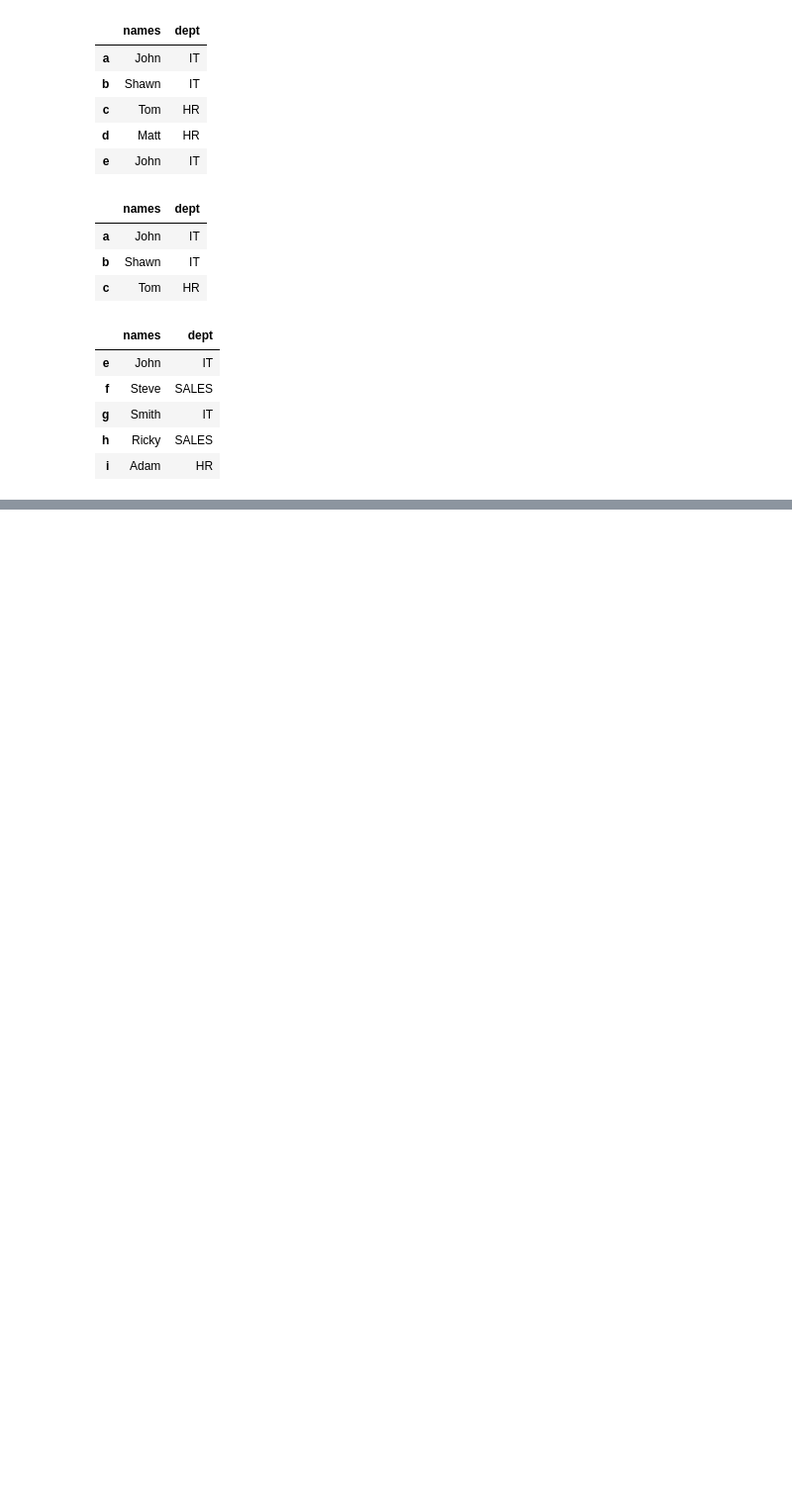
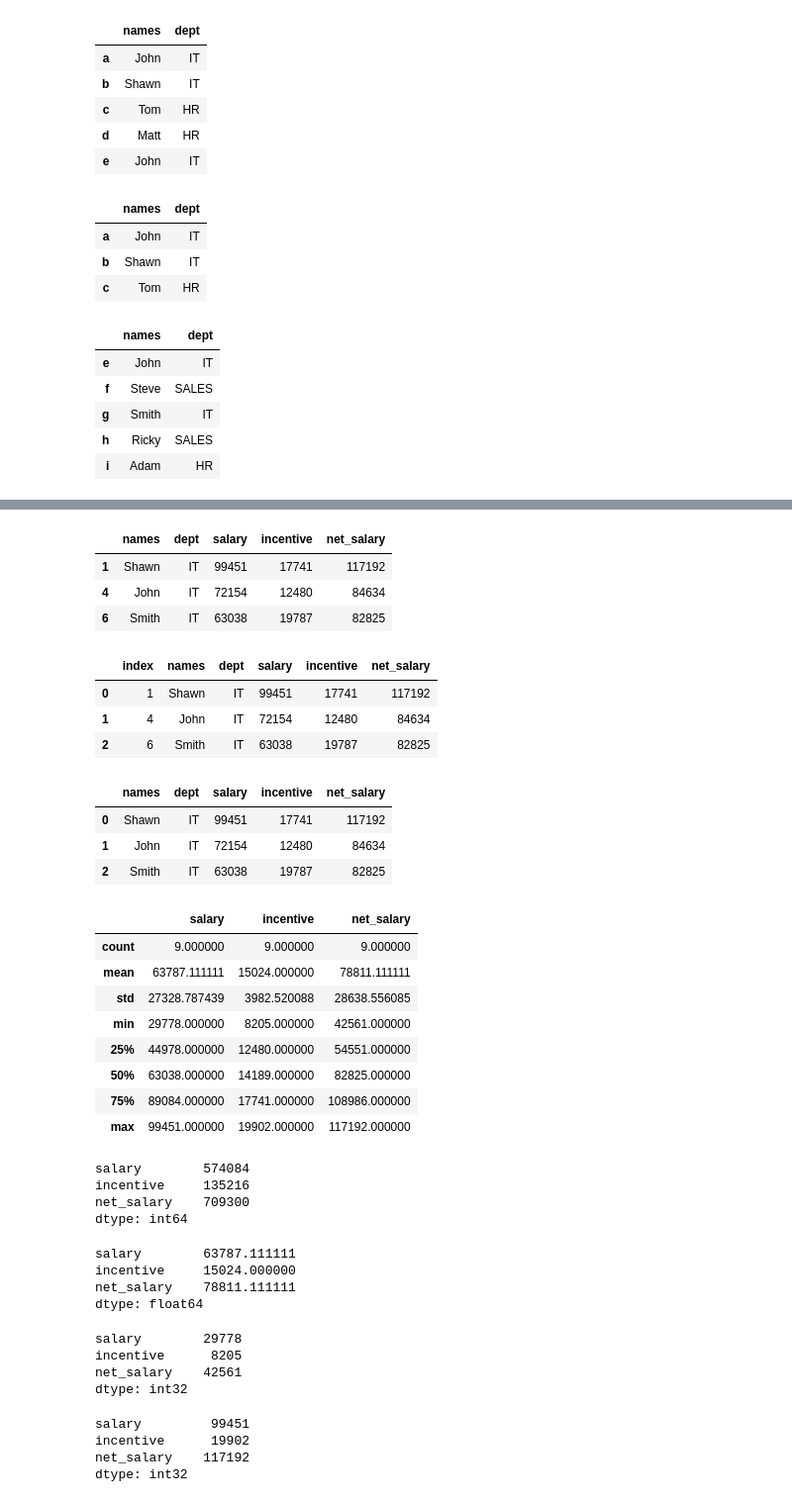
Before and after one commit to ravi4all/ML_May_WE_22, a Jupyter notebook: Data Analysis/PandasIntroduction.ipynb, the cells around one changed output, grey strips where cells are left out. Shown: that part at 99% size. Drawn from its saved outputs; the diff is of its cells as text; code cells hidden in the pictures; blank space fills up the shorter version.

```diff
--- a/Data Analysis/PandasIntroduction.ipynb
+++ b/Data Analysis/PandasIntroduction.ipynb
@@ -192,0 +317,61 @@ df.tail()
+# %%
+df[(df['dept'] == 'IT') & (df['salary'] > 50000)]
+# %% [output]
+|  | names | dept | salary | incentive | net_salary |
+| 1 | Shawn | IT | 99451 | 17741 | 117192 |
+| 4 | John | IT | 72154 | 12480 | 84634 |
+| 6 | Smith | IT | 63038 | 19787 | 82825 |
+# %%
+df[(df['dept'] == 'IT') & (df['salary'] > 50000)].reset_index()
+# %% [output]
+|  | index | names | dept | salary | incentive | net_salary |
+| 0 | 1 | Shawn | IT | 99451 | 17741 | 117192 |
+| 1 | 4 | John | IT | 72154 | 12480 | 84634 |
+| 2 | 6 | Smith | IT | 63038 | 19787 | 82825 |
+# %%
+df[(df['dept'] == 'IT') & (df['salary'] > 50000)].reset_index(drop=True)
+# %% [output]
+|  | names | dept | salary | incentive | net_salary |
+| 0 | Shawn | IT | 99451 | 17741 | 117192 |
+| 1 | John | IT | 72154 | 12480 | 84634 |
+| 2 | Smith | IT | 63038 | 19787 | 82825 |
+# %%
+df.describe()
+# %% [output]
+|  | salary | incentive | net_salary |
+| count | 9.000000 | 9.000000 | 9.000000 |
+| mean | 63787.111111 | 15024.000000 | 78811.111111 |
+| std | 27328.787439 | 3982.520088 | 28638.556085 |
+| min | 29778.000000 | 8205.000000 | 42561.000000 |
+| 25% | 44978.000000 | 12480.000000 | 54551.000000 |
+| 50% | 63038.000000 | 14189.000000 | 82825.000000 |
+| 75% | 89084.000000 | 17741.000000 | 108986.000000 |
+| max | 99451.000000 | 19902.000000 | 117192.000000 |
+# %%
+df[['salary','incentive','net_salary']].sum()
+# %% [output]
+salary        574084
+incentive     135216
+net_salary    709300
+dtype: int64
+# %%
+df[['salary','incentive','net_salary']].mean()
+# %% [output]
+salary        63787.111111
+incentive     15024.000000
+net_salary    78811.111111
+dtype: float64
+# %%
+df[['salary','incentive','net_salary']].min()
+# %% [output]
+salary        29778
+incentive      8205
+net_salary    42561
+dtype: int32
+# %%
+df[['salary','incentive','net_salary']].max()
+# %% [output]
+salary         99451
+incentive      19902
+net_salary    117192
+dtype: int32
```
Also changed, not shown: parts of 21 cells of this notebook, 4 other files.
